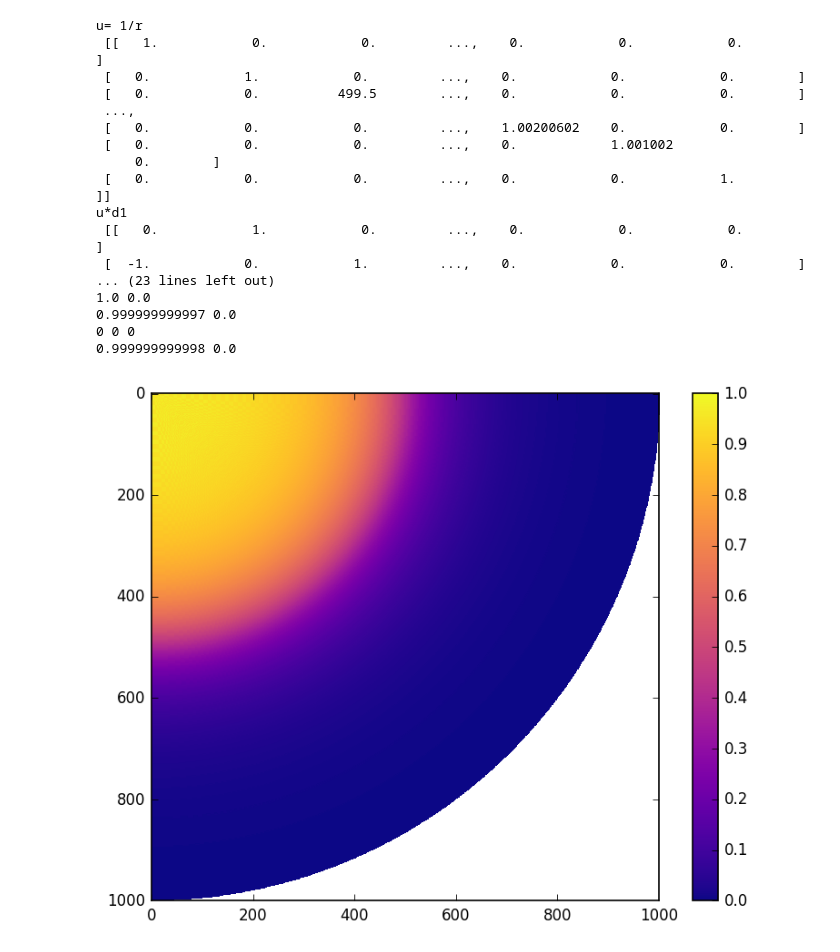
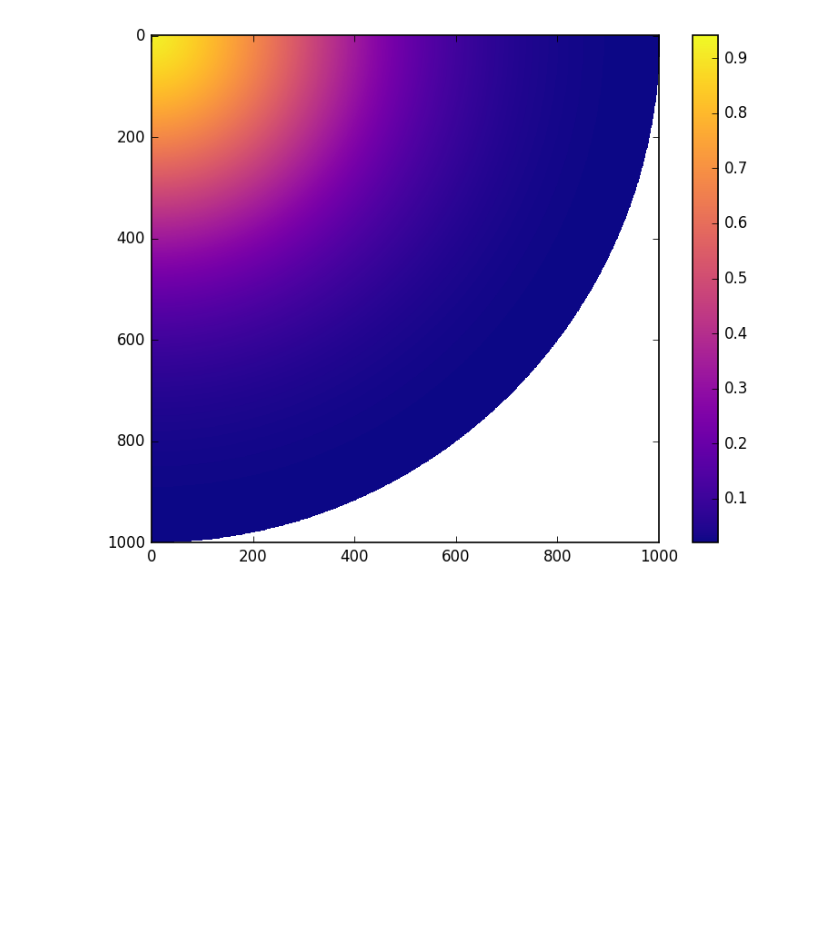
Before and after one commit to fbunel/Geo_Project, a Jupyter notebook: Code/conduction.ipynb, the cells around one changed output. Saved outputs shown, nothing was run; the diff lists cells and outputs as text; code cells hidden in the pictures; blank space fills up the shorter version.

```diff
--- a/Code/conduction.ipynb
+++ b/Code/conduction.ipynb
@@ -203,0 +174,10 @@ u= 1/r
+# %%
+t = terre(taille=1000)
+
+for i in range(10):
+    print((t.T*(t.r**2)).sum())
+    t.step()
+#t.BC()
+t.step()
+#t.BC()
+t.show()
@@ -204,26 +196,6 @@ u= 1/r
 # %%
-t = terre(taille=1000)
-
-t.BC()
 t.step()
-t.BC()
+#t.BC()
 t.show()
 # %% [output]
-u= 1/r
- [[   1.            0.            0.         ...,    0.            0.            0.        ]
- [   0.            1.            0.         ...,    0.            0.            0.        ]
- [   0.            0.          499.5        ...,    0.            0.            0.        ]
- ...,
- [   0.            0.            0.         ...,    1.00200602    0.            0.        ]
- [   0.            0.            0.         ...,    0.            1.001002
-     0.        ]
- [   0.            0.            0.         ...,    0.            0.            1.        ]]
-u*d1
- [[   0.            1.            0.         ...,    0.            0.            0.        ]
- [  -1.            0.            1.         ...,    0.            0.            0.        ]
-... (23 lines left out)
-1.0 0.0
-0.999999999997 0.0
-0 0 0
-0.999999999998 0.0
-[figure, old version]
+[figure, new version]
```
Also changed, not shown: parts of 5 cells of this notebook, 1 other file.
